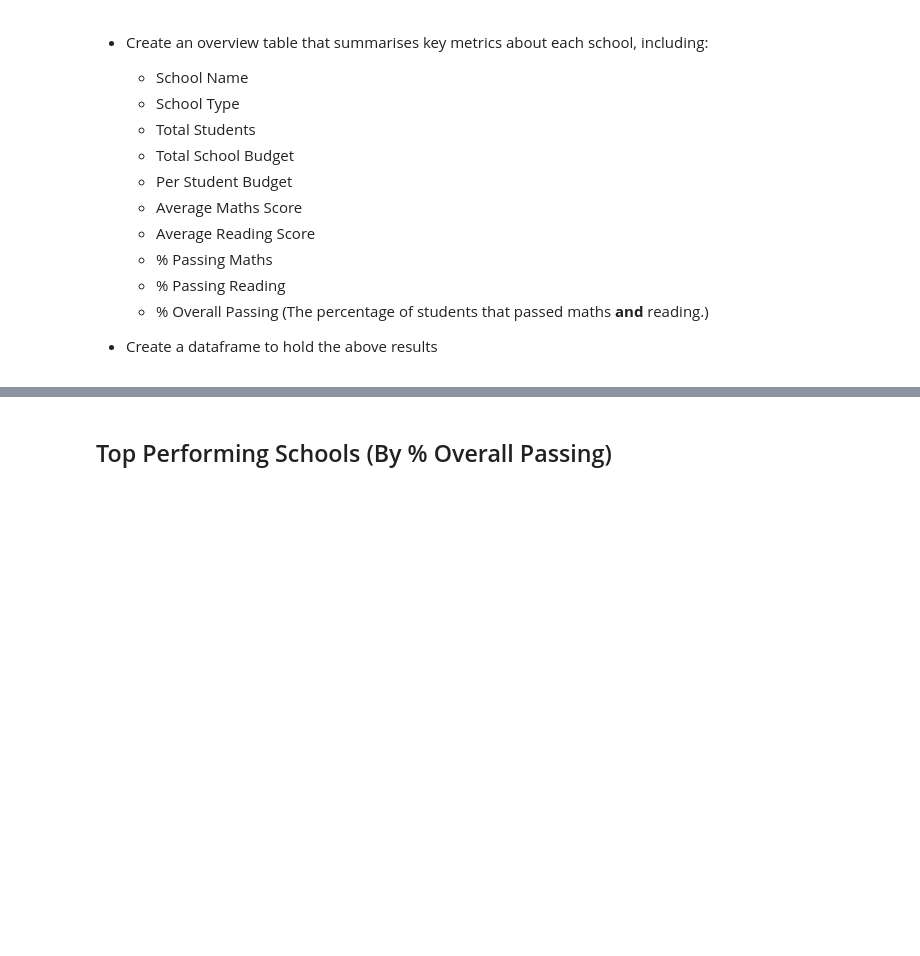
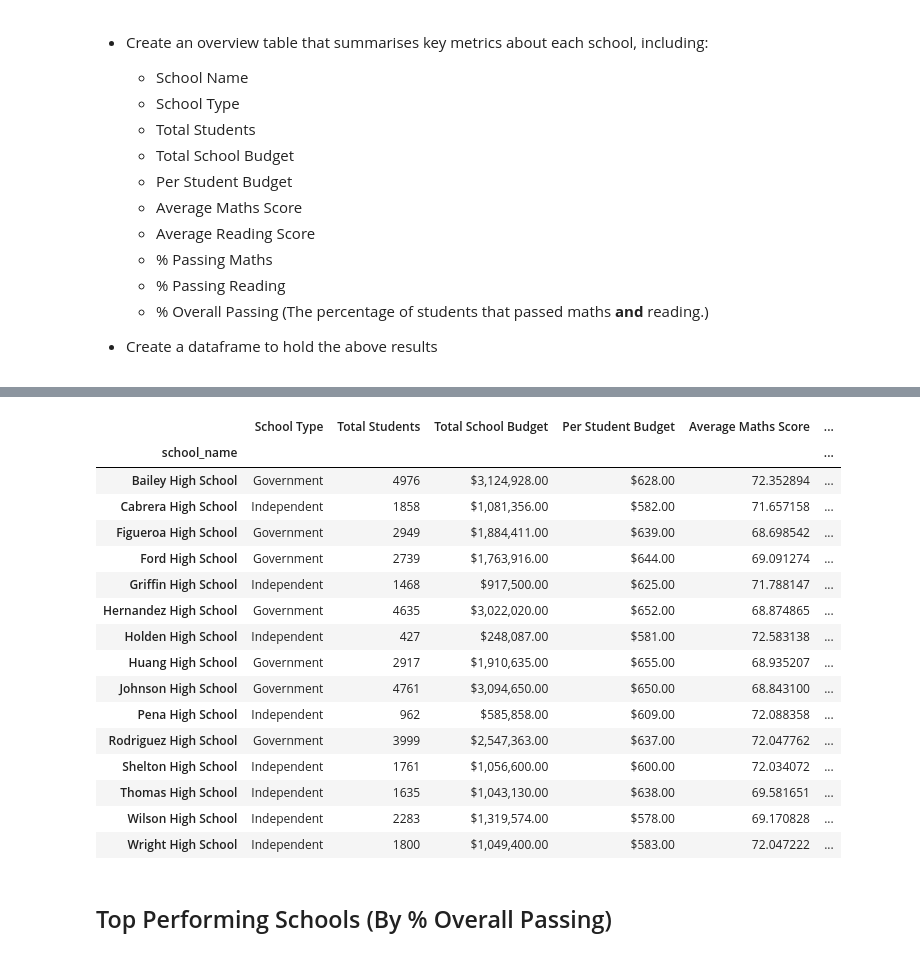
Before and after one commit to pkrachakonda/Pandas_Challenge, a Jupyter notebook: PyCitySchools/PyCitySchools_starter.ipynb, the cells around one changed output, grey strips where cells are left out. Drawn from its saved outputs; the diff is of its cells as text; code cells hidden in the pictures; blank space fills up the shorter version.

Commit message:
Added School Summary section script to Github

```diff
--- a/PyCitySchools/PyCitySchools_starter.ipynb
+++ b/PyCitySchools/PyCitySchools_starter.ipynb
@@ -108,3 +90,47 @@ LGA_Summary_df
+# %%
+SS_School_Name = school_data_complete.groupby("school_name")['school_name'].unique()
+SS_Total_School_Budget = school_data_complete.groupby("school_name")["budget"].max()
+SS_Total_students = school_data_complete.groupby("school_name")["size"].count()
+SS_School_Type = school_data_complete.groupby("school_name")['type'].agg(max)
+SS_Per_Student_Budget = SS_Total_School_Budget/SS_Total_students
+SS_Average_Maths_Score = school_data_complete.groupby("school_name")["maths_score"].mean()
+SS_Average_Reading_Score = school_data_complete.groupby("school_name")["reading_score"].mean()
+SS_Percentage_Maths = (school_data_complete[school_data_complete["maths_score"] >= 50].groupby("school_name")["maths_score"].count()/SS_Total_students)*100
+SS_Percentage_Reading = (school_data_complete[school_data_complete["reading_score"] >= 50].groupby("school_name")["reading_score"].count()/SS_Total_students)*100
+SS_Overall_Passing = (school_data_complete.query("maths_score >= 50" and "reading_score >= 50").groupby("school_name")["maths_score"].count()/SS_Total_students)*100
+
+School_Summary_df = pd.DataFrame({"School Type": SS_School_Type, "Total Students": SS_Total_students, "Total School Budget": SS_Total_School_Budget, "Per Student Budget": SS_Per_Student_Budget,
+                                            "Average Maths Score": SS_Average_Maths_Score, "Average Reading Score": SS_Average_Reading_Score, "% Passing Maths": SS_Percentage_Maths, "% Passing Reading": SS_Percentage_Reading,
+                                            "% Overall Passing": SS_Overall_Passing})
+
+
+School_Summary_df['Total School Budget'] = School_Summary_df['Total School Budget'].map('${:,.2f}'.format)
+School_Summary_df['Per Student Budget'] = School_Summary_df['Per Student Budget'].map('${:,.2f}'.format)
+School_Summary_df['Average Maths Score'] = School_Summary_df['Average Maths Score'].map('{:.6f}'.format)
+School_Summary_df['Average Reading Score'] = School_Summary_df['Average Reading Score'].map('{:.6f}'.format)
+School_Summary_df['% Passing Maths'] = School_Summary_df['% Passing Maths'].map('{:.6f}'.format)
+School_Summary_df['% Passing Reading'] = School_Summary_df['% Passing Reading'].map('{:.6f}'.format)
+School_Summary_df['% Overall Passing'] = School_Summary_df['% Overall Passing'].map('{:.6f}'.format)
+
+School_Summary_df
+# %% [output]
+|  | School Type | Total Students | Total School Budget | Per Student Budget | Average Maths Score | ... |
+| school_name |  |  |  |  |  | ... |
+| Bailey High School | Government | 4976 | $3,124,928.00 | $628.00 | 72.352894 | ... |
+| Cabrera High School | Independent | 1858 | $1,081,356.00 | $582.00 | 71.657158 | ... |
+| Figueroa High School | Government | 2949 | $1,884,411.00 | $639.00 | 68.698542 | ... |
+| Ford High School | Government | 2739 | $1,763,916.00 | $644.00 | 69.091274 | ... |
+| Griffin High School | Independent | 1468 | $917,500.00 | $625.00 | 71.788147 | ... |
+| Hernandez High School | Government | 4635 | $3,022,020.00 | $652.00 | 68.874865 | ... |
+| Holden High School | Independent | 427 | $248,087.00 | $581.00 | 72.583138 | ... |
+| Huang High School | Government | 2917 | $1,910,635.00 | $655.00 | 68.935207 | ... |
+| Johnson High School | Government | 4761 | $3,094,650.00 | $650.00 | 68.843100 | ... |
+| Pena High School | Independent | 962 | $585,858.00 | $609.00 | 72.088358 | ... |
+| Rodriguez High School | Government | 3999 | $2,547,363.00 | $637.00 | 72.047762 | ... |
+| Shelton High School | Independent | 1761 | $1,056,600.00 | $600.00 | 72.034072 | ... |
+| Thomas High School | Independent | 1635 | $1,043,130.00 | $638.00 | 69.581651 | ... |
+| Wilson High School | Independent | 2283 | $1,319,574.00 | $578.00 | 69.170828 | ... |
+| Wright High School | Independent | 1800 | $1,049,400.00 | $583.00 | 72.047222 | ... |
 # %% [markdown]
 ## Top Performing Schools (By % Overall Passing)
 # %% [markdown]
```
Also changed, not shown: parts of 1 cell of this notebook, 1 other file.
